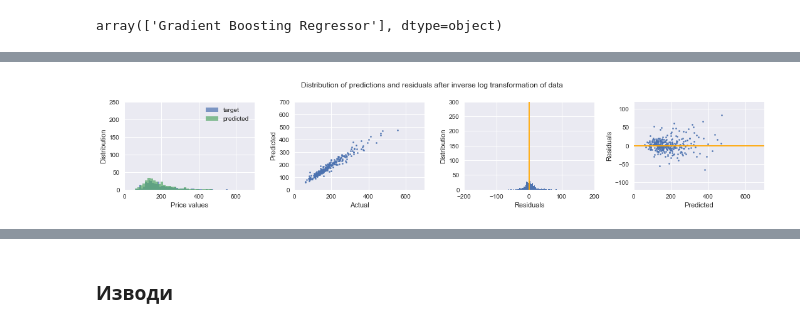
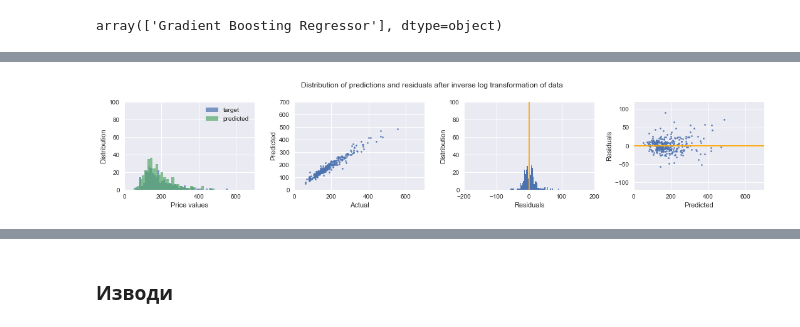
Before and after one commit to RadkaValkova/Machine-Learning, a Jupyter notebook: Exam_preparation/EXAM_prep.ipynb, the cells around one changed output, grey strips where cells are left out. Drawn from its saved outputs; the diff is of its cells as text; code cells hidden in the pictures.

```diff
--- a/Exam_preparation/EXAM_prep.ipynb
+++ b/Exam_preparation/EXAM_prep.ipynb
@@ -503,7 +565,7 @@ mutual_plot(lin_reg_model, train_features,train_target)
 # %%
 params = {
     'alpha': [0.0001,0.0005, 0.001, 0.1],
-    'max_iter': [1000, 10000, 20000],
+    'max_iter': [1000, 5000, 10000],
 }
 grid_search_lasso = make_grid_train_model(estimator=Lasso(),
                                           params=params,
@@ -547,7 +609,7 @@ coef_df[abs(coef_df.coefficient) > 0].sort_values('coefficient', ascending=False
 Използваме този модел за да съчетаем възможностите на Lasso и Ridge, за по-прецизна регуляризация.
 # %%
 params = {
-    'alpha': [0.0001, 0.001, 0.01, 0.1],
+    'alpha': [0.0001, 0.0005, 0.001, 0.01, 0.1],
     'l1_ratio': [ 0.1, 0.2, 0.3],
     'max_iter': [5000, 10000, 20000]
 }
@@ -579,7 +641,7 @@ RANSAC е модел, чрез който може да бъдат отделе
 params = {
     'min_samples': [0.3, 0.4, 0.6, 0.7, 0.8, 0.9],
 }
-grid_search_ransac = make_grid_train_model(estimator=RANSACRegressor(base_estimator=grid_search_elastic.best_estimator_),
+grid_search_ransac = make_grid_train_model(estimator=RANSACRegressor(grid_search_lasso.best_estimator_),
                                           params=params,
                                           cv=k_fold_train_splits,
                                           train_feat=train_features,
@@ -642,7 +698,6 @@ plt.show()
 # %%
 params = {
-#     'loss': ['ls', 'lad', 'huber'],
-    'n_estimators': [100, 200, 300, 400],
+    'n_estimators': [200, 300, 400, 500],
     'subsample': [0.2, 0.4, 0.6, 0.8, 0.9, 1]
 }
 
@@ -731,8 +786,8 @@ Mean Test Absolute Percentage Error: 0.07292843011678696
 # %%
 # Плотвеме резултатите като правим обратна логаритмична трансформация, за да видим реалните стойности.
-mutual_plot(all_models_dict[best_model[0]], test_features, test_target)
+final_mutual_plot(all_models_dict[best_model[0]], test_features, test_target)
 # %% [output]
-[figure, old version]
+[figure, new version]
 # %%
 test_prices = np.expm1(test_target)
 predicted_prices = np.expm1(best_prediction)
```
Also changed, not shown: parts of 53 cells of this notebook.
